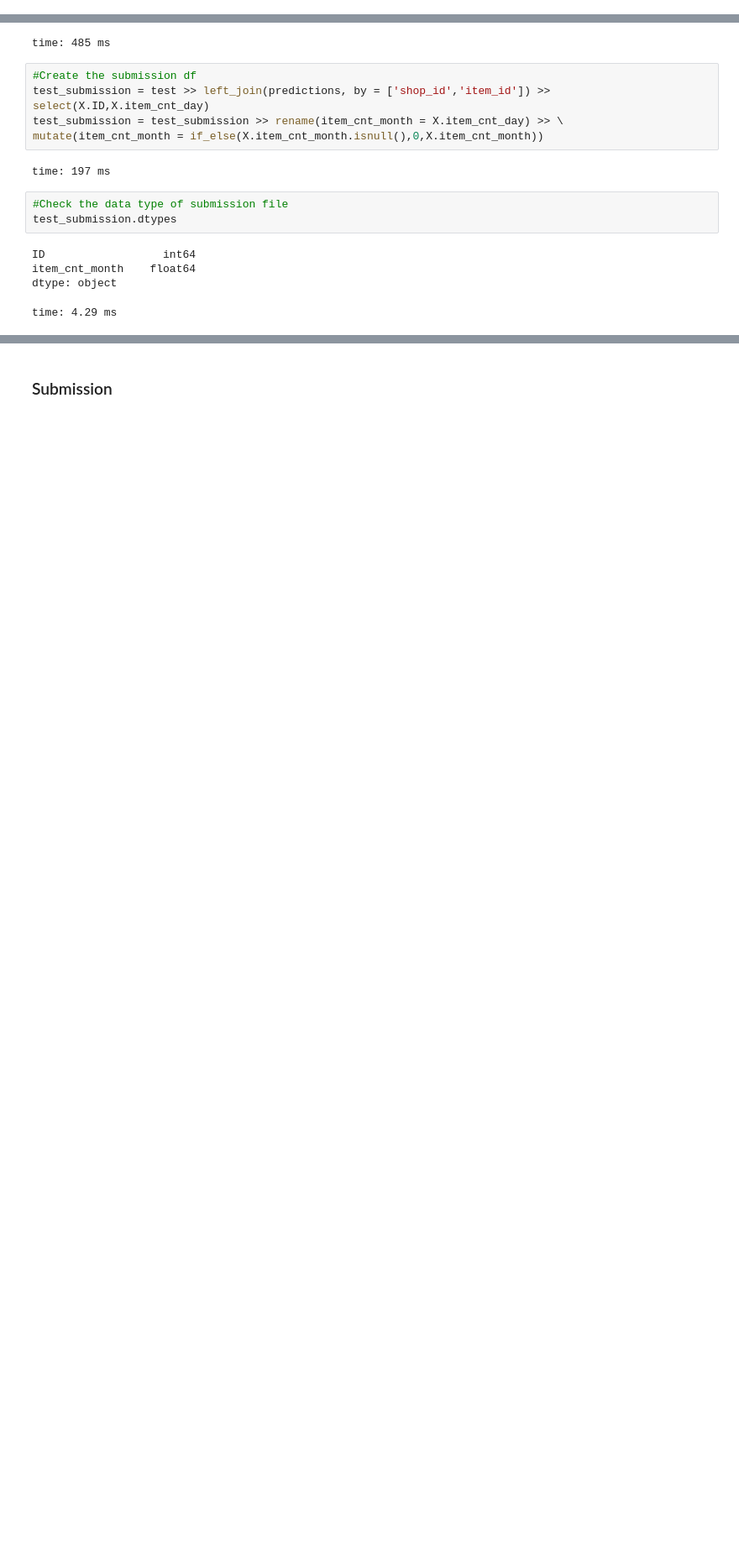
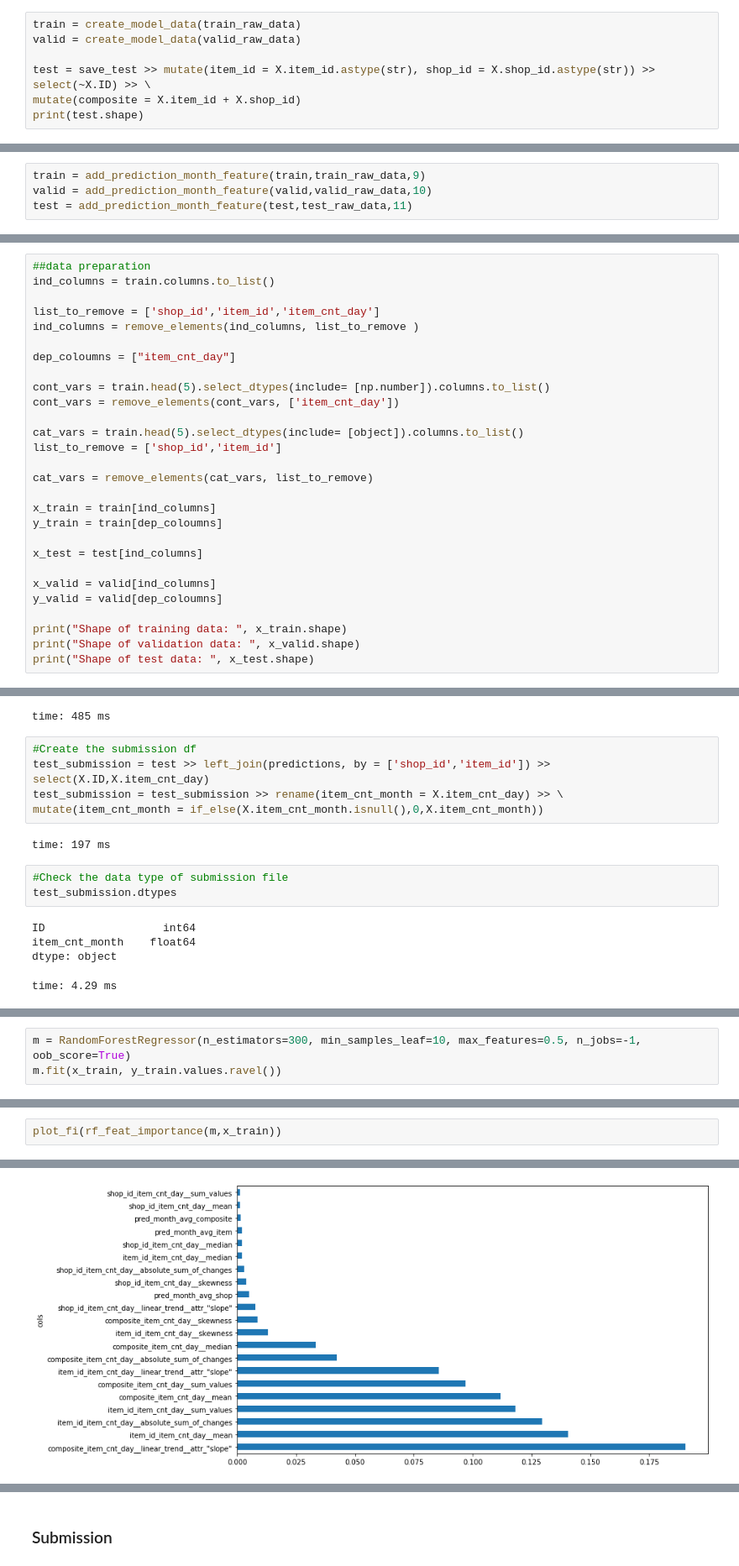
Before and after one commit to Archisman-Roy/Learning, a Jupyter notebook: kaggle/future_sales_prediction-v0.ipynb, the cells around one changed output, grey strips where cells are left out. Shown at 84% size. Drawn from its saved outputs; the diff is of its cells as text; blank space fills up the shorter version.

Commit message:
2nd attempt at sales prediction

```diff
--- a/kaggle/future_sales_prediction-v0.ipynb
+++ b/kaggle/future_sales_prediction-v0.ipynb
@@ -111,0 +258,7 @@ for k in sales_train.columns:
+# %%
+train = create_model_data(train_raw_data)
+valid = create_model_data(valid_raw_data)
+
+test = save_test >> mutate(item_id = X.item_id.astype(str), shop_id = X.shop_id.astype(str)) >> select(~X.ID) >> \
+mutate(composite = X.item_id + X.shop_id)
+print(test.shape)
@@ -111,0 +270,4 @@ for k in sales_train.columns:
+# %%
+train = add_prediction_month_feature(train,train_raw_data,9)
+valid = add_prediction_month_feature(valid,valid_raw_data,10)
+test = add_prediction_month_feature(test,test_raw_data,11)
@@ -111,0 +326,28 @@ for k in sales_train.columns:
+# %%
+##data preparation
+ind_columns = train.columns.to_list()
+
+list_to_remove = ['shop_id','item_id','item_cnt_day']
+ind_columns = remove_elements(ind_columns, list_to_remove )
+
+dep_coloumns = ["item_cnt_day"]
+
+cont_vars = train.head(5).select_dtypes(include= [np.number]).columns.to_list()
+cont_vars = remove_elements(cont_vars, ['item_cnt_day'])
+
+cat_vars = train.head(5).select_dtypes(include= [object]).columns.to_list()
+list_to_remove = ['shop_id','item_id']
+
+cat_vars = remove_elements(cat_vars, list_to_remove)
+
+x_train = train[ind_columns]
+y_train = train[dep_coloumns]
+
+x_test = test[ind_columns]
+
+x_valid = valid[ind_columns]
+y_valid = valid[dep_coloumns]
+
+print("Shape of training data: ", x_train.shape)
+print("Shape of validation data: ", x_valid.shape)
+print("Shape of test data: ", x_test.shape)
@@ -149,0 +400,3 @@ time: 4.29 ms
+# %%
+m = RandomForestRegressor(n_estimators=300, min_samples_leaf=10, max_features=0.5, n_jobs=-1, oob_score=True)
+m.fit(x_train, y_train.values.ravel())
@@ -149,0 +417,3 @@ time: 4.29 ms
+# %%
+plot_fi(rf_feat_importance(m,x_train))
+# %% [output]
@@ -149,0 +421 @@ time: 4.29 ms
+[figure, added]
```
Also changed, not shown: parts of 37 cells of this notebook, 2 other files.
